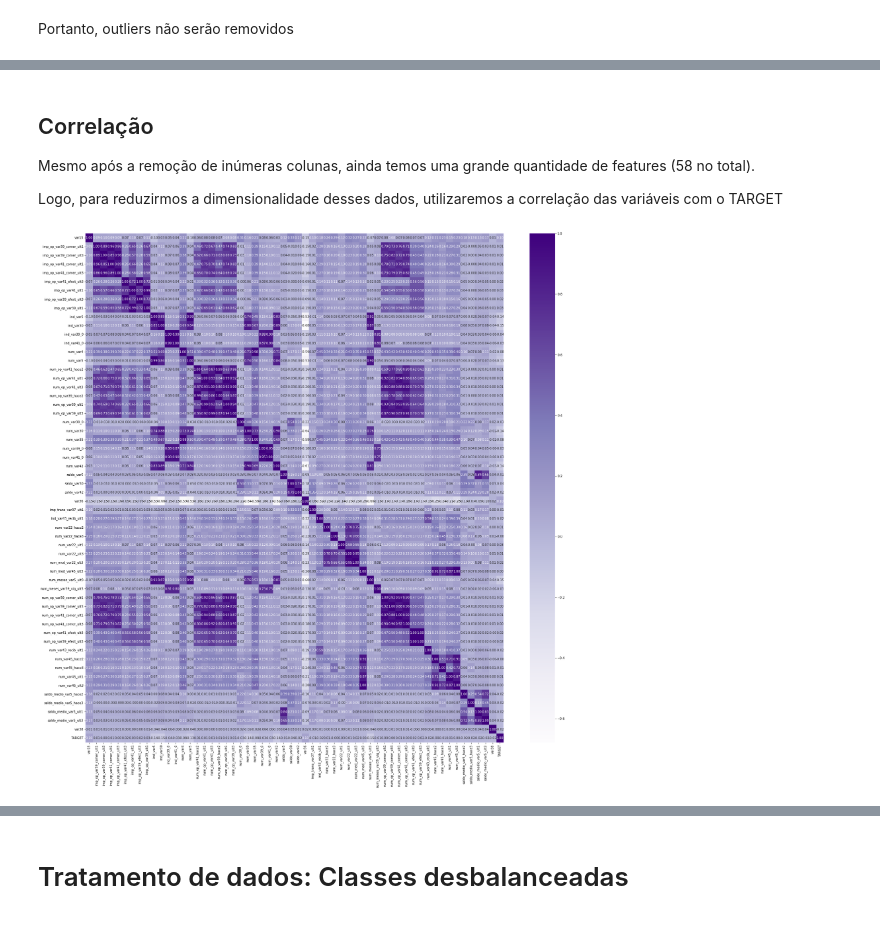
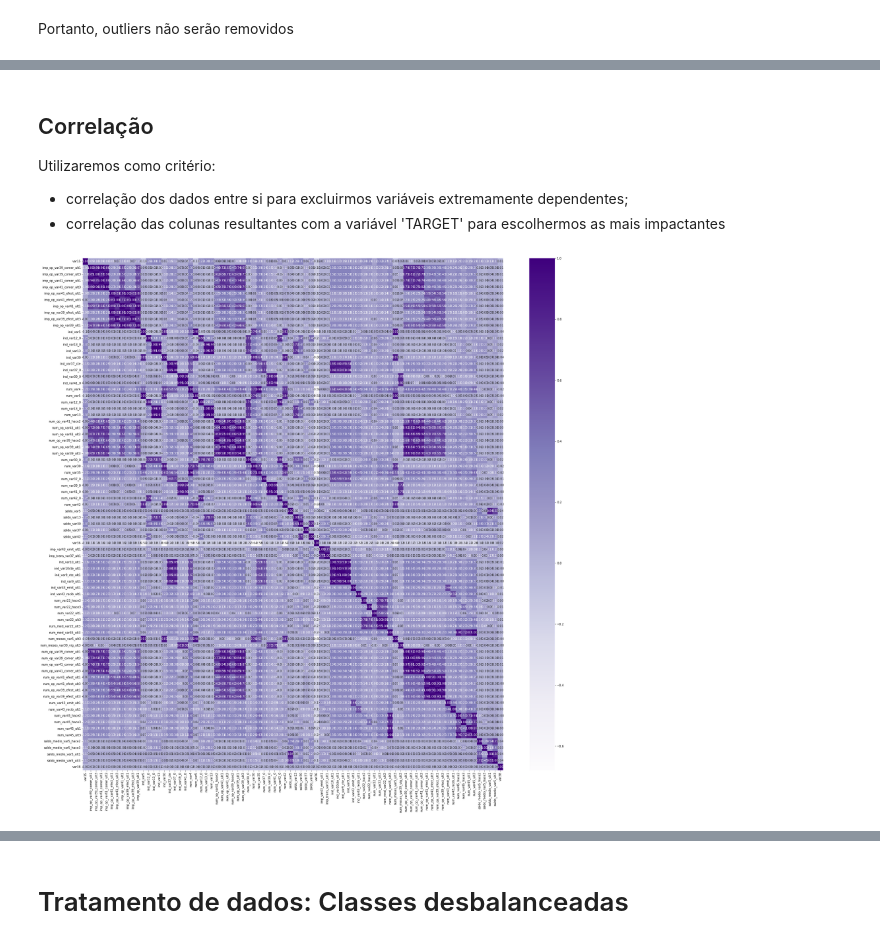
Before and after one commit to tharikjose/SantanderCustomerSatisfaction, a Jupyter notebook: Projeto3_Tharik.ipynb, the cells around one changed output, grey strips where cells are left out. Drawn from its saved outputs; the diff is of its cells as text; code cells hidden in the pictures.

```diff
--- a/Projeto3_Tharik.ipynb
+++ b/Projeto3_Tharik.ipynb
@@ -188,0 +258,8 @@ Portanto, outliers não serão removidos
+# %%
+# Dados
+df_train_x = pd.read_csv("santander-customer-satisfaction/datasets/df_train_x.csv").drop(['Unnamed: 0'], axis = 1)
+df_train_y = pd.read_csv("santander-customer-satisfaction/datasets/df_train_y.csv").drop(['Unnamed: 0'], axis = 1)
+
+df_test_new = pd.read_csv("santander-customer-satisfaction/datasets/df_test.csv").drop(['Unnamed: 0', 'ID'], axis = 1)
+
+df_train_x.head()
@@ -189,13 +274,13 @@ Portanto, outliers não serão removidos
 # %% [markdown]
 ## Correlação
 
-Mesmo após a remoção de inúmeras colunas, ainda temos uma grande quantidade de features (58 no total).
-
-Logo, para reduzirmos a dimensionalidade desses dados, utilizaremos a correlação das variáveis com o TARGET
+Utilizaremos como critério:
+- correlação dos dados entre si para excluirmos variáveis extremamente dependentes;
+- correlação das colunas resultantes com a variável 'TARGET' para escolhermos as mais impactantes
 # %%
 # Checando correlação entre as variáveis
 # Mapa de correlação
-plt.figure(figsize = (30, 30))
-sns.heatmap(df_train_new.iloc[:,1:].corr(), cmap = 'Purples', annot = True, fmt = '.2f');
+plt.figure(figsize = (32, 32))
+sns.heatmap(df_train_x.corr(), cmap = 'Purples', annot = True, fmt = '.2f');
 # %% [output]
-[figure, old version]
+[figure, new version]
```
Also changed, not shown: parts of 115 cells of this notebook, 34 other files.
